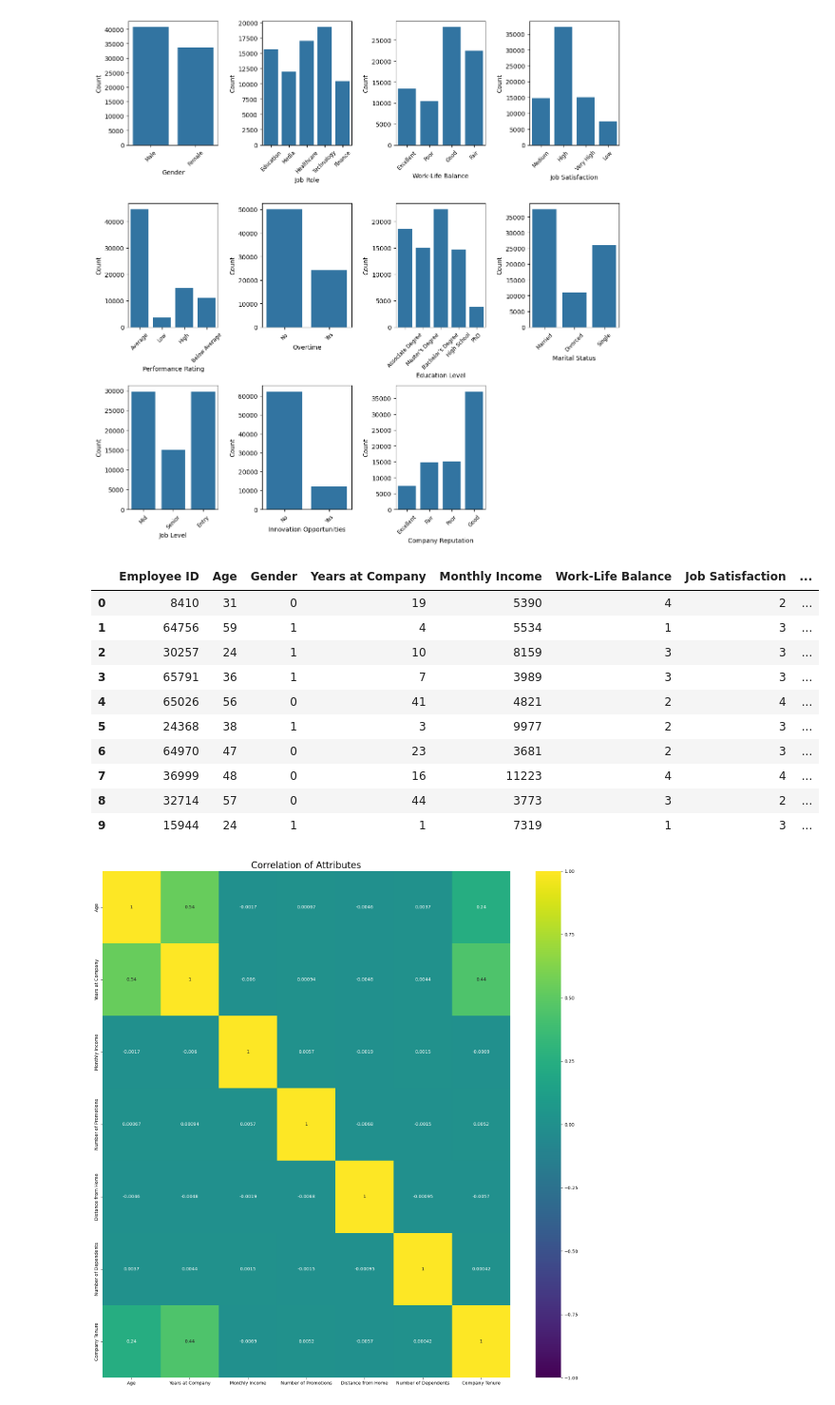
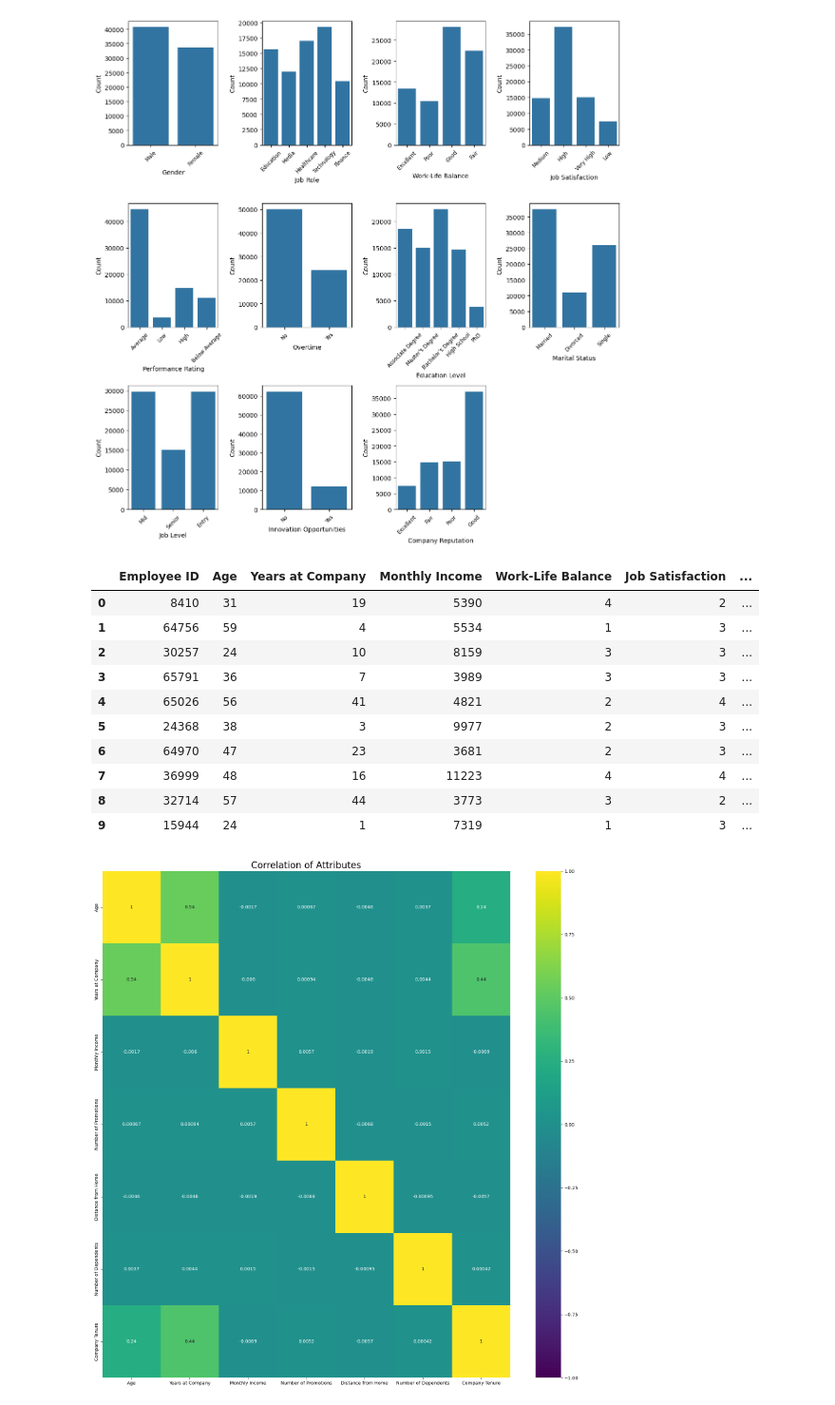
Before and after one commit to hansi-2000/HR-Project_ML, a Jupyter notebook: EMP_Attrition_rate.ipynb, the cells around one changed output. Shown at 95% size. Saved outputs shown, nothing was run; the diff lists cells and outputs as text; code cells hidden in the pictures.

```diff
--- a/EMP_Attrition_rate.ipynb
+++ b/EMP_Attrition_rate.ipynb
@@ -35,11 +35,11 @@ import pickle
 import pandas as pd
 
 # Train dataset
-train_url = 'https://drive.google.com/uc?export=download&id=1arzP2ZpZczWWaFjCd9D51b05dJTo7w8z'
+train_url = 'https://drive.google.com/uc?export=download&id=1IIJ2CtGea8zccK0nJxVhbrXJgx3UdCA1'
 train = pd.read_csv(train_url)
 
 # Test dataset
-test_url = 'https://drive.google.com/uc?export=download&id=1pq5RVhrVYH8f2qXJRgfLpLzio026OvZM'
+test_url = 'https://drive.google.com/uc?export=download&id=1bXVZqMffCWcBUqXgrQbeGulYObj126nH'
 test = pd.read_csv(test_url)
 
 # Check if the data is loaded correctly
@@ -146,11 +146,11 @@ plt.show()
 import pandas as pd
 
 # Train dataset
-train_url = 'https://drive.google.com/uc?export=download&id=1arzP2ZpZczWWaFjCd9D51b05dJTo7w8z'
+train_url = 'https://drive.google.com/uc?export=download&id=1IIJ2CtGea8zccK0nJxVhbrXJgx3UdCA1'
 train = pd.read_csv(train_url)
 
 # Test dataset
-test_url = 'https://drive.google.com/uc?export=download&id=1pq5RVhrVYH8f2qXJRgfLpLzio026OvZM'
+test_url = 'https://drive.google.com/uc?export=download&id=1bXVZqMffCWcBUqXgrQbeGulYObj126nH'
 test = pd.read_csv(test_url)
 # %%
 # emp_data.head()
@@ -163,6 +163,8 @@ ordinal_mappings = {
     'Performance Rating': {'Low': 1, 'Below Average': 2, 'Average': 3, 'High': 4},
     'Education Level': {'High School': 1, 'Associate Degree': 2, 'Bachelor’s Degree': 3, 'Master’s Degree': 4, 'PhD': 5},
     'Job Level': {'Entry': 1, 'Mid': 2, 'Senior': 3},
+    'Company Reputation': {'Very Poor': 0, 'Poor': 1, 'Good': 2, 'Excellent': 3},
+    'Employee Recognition': {'Very Low': 0, 'Low': 1, 'Medium': 2, 'High': 3}
 }
 
 for col, mapping in ordinal_mappings.items():
@@ -170,30 +172,36 @@ for col, mapping in ordinal_mappings.items():
     test[col] = test[col].map(mapping)
 # %%
 # print("Unique values in Gender column:", emp_data['Gender'].unique())
-binary_columns = ['Innovation Opportunities', 'Overtime', 'Gender', 'Attrition']
+binary_columns = ['Innovation Opportunities', 'Overtime', 'Attrition', 'Remote Work', 'Leadership Opportunities']
 
-binary_mapping = {'No': 0, 'Yes': 1, 'Male': 0, 'Female': 1, 'Stayed':1, 'Left':0}
+binary_mapping = {'No': 0, 'Yes': 1, 'Stayed':1, 'Left':0}
 
 for col in binary_columns:
     train[col] = train[col].map(binary_mapping)
     test[col] = test[col].map(binary_mapping)
 
-train_df = train.drop(columns=['Job Role', 'Marital Status'])
-test_df = test.drop(columns=['Job Role', 'Marital Status'])
+tran_1 = train.copy()
+test_1 = test.copy()
+
+train_df = train.drop(columns=['Job Role', 'Marital Status','Gender'])
+test_df = test.drop(columns=['Job Role', 'Marital Status','Gender'])
+
+train = train.drop(columns=['Job Role', 'Marital Status','Gender'])
+test = test.drop(columns=['Job Role', 'Marital Status','Gender'])
 
 train_df.head(10)
 # %% [output]
-|  | Employee ID | Age | Gender | Years at Company | Monthly Income | Work-Life Balance | Job Satisfaction | ... |
-| 0 | 8410 | 31 | 0 | 19 | 5390 | 4 | 2 | ... |
-| 1 | 64756 | 59 | 1 | 4 | 5534 | 1 | 3 | ... |
-| 2 | 30257 | 24 | 1 | 10 | 8159 | 3 | 3 | ... |
-| 3 | 65791 | 36 | 1 | 7 | 3989 | 3 | 3 | ... |
-| 4 | 65026 | 56 | 0 | 41 | 4821 | 2 | 4 | ... |
-| 5 | 24368 | 38 | 1 | 3 | 9977 | 2 | 3 | ... |
-| 6 | 64970 | 47 | 0 | 23 | 3681 | 2 | 3 | ... |
-| 7 | 36999 | 48 | 0 | 16 | 11223 | 4 | 4 | ... |
-| 8 | 32714 | 57 | 0 | 44 | 3773 | 3 | 2 | ... |
-| 9 | 15944 | 24 | 1 | 1 | 7319 | 1 | 3 | ... |
+|  | Employee ID | Age | Years at Company | Monthly Income | Work-Life Balance | Job Satisfaction | ... |
+| 0 | 8410 | 31 | 19 | 5390 | 4 | 2 | ... |
+| 1 | 64756 | 59 | 4 | 5534 | 1 | 3 | ... |
+| 2 | 30257 | 24 | 10 | 8159 | 3 | 3 | ... |
+| 3 | 65791 | 36 | 7 | 3989 | 3 | 3 | ... |
+| 4 | 65026 | 56 | 41 | 4821 | 2 | 4 | ... |
+| 5 | 24368 | 38 | 3 | 9977 | 2 | 3 | ... |
+| 6 | 64970 | 47 | 23 | 3681 | 2 | 3 | ... |
+| 7 | 36999 | 48 | 16 | 11223 | 4 | 4 | ... |
+| 8 | 32714 | 57 | 44 | 3773 | 3 | 2 | ... |
+| 9 | 15944 | 24 | 1 | 7319 | 1 | 3 | ... |
 # %%
 emp_data = emp_data.drop(columns=['Employee ID'])
 
```
Also changed, not shown: parts of 13 cells of this notebook.
